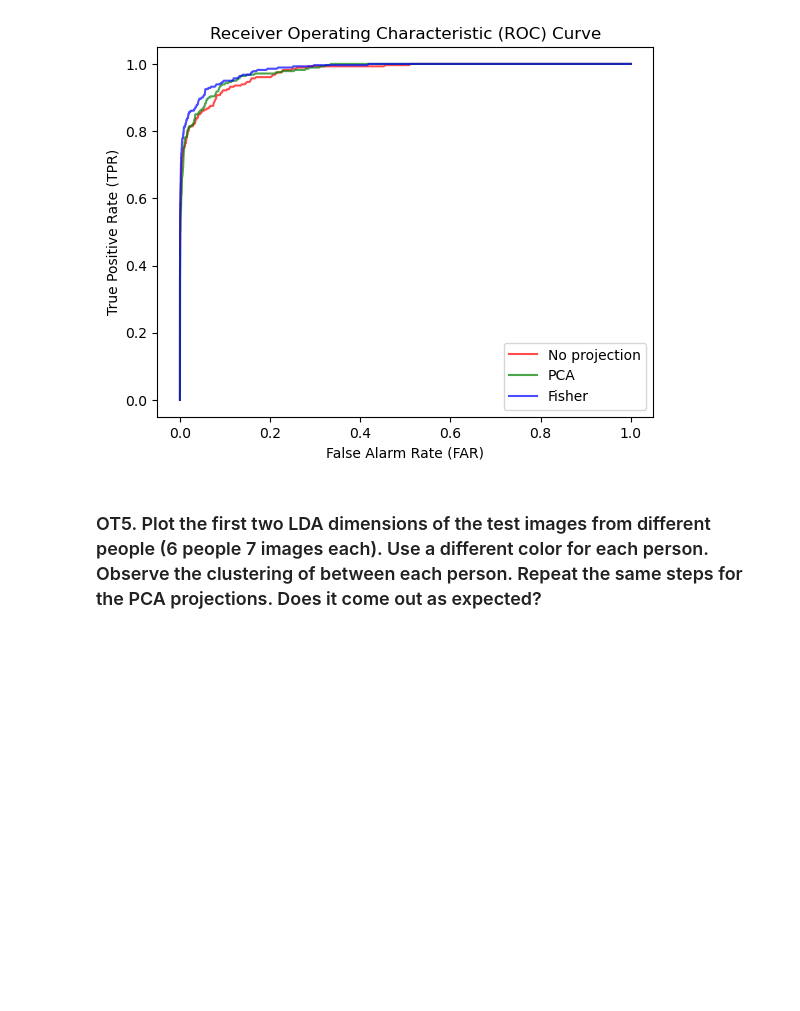
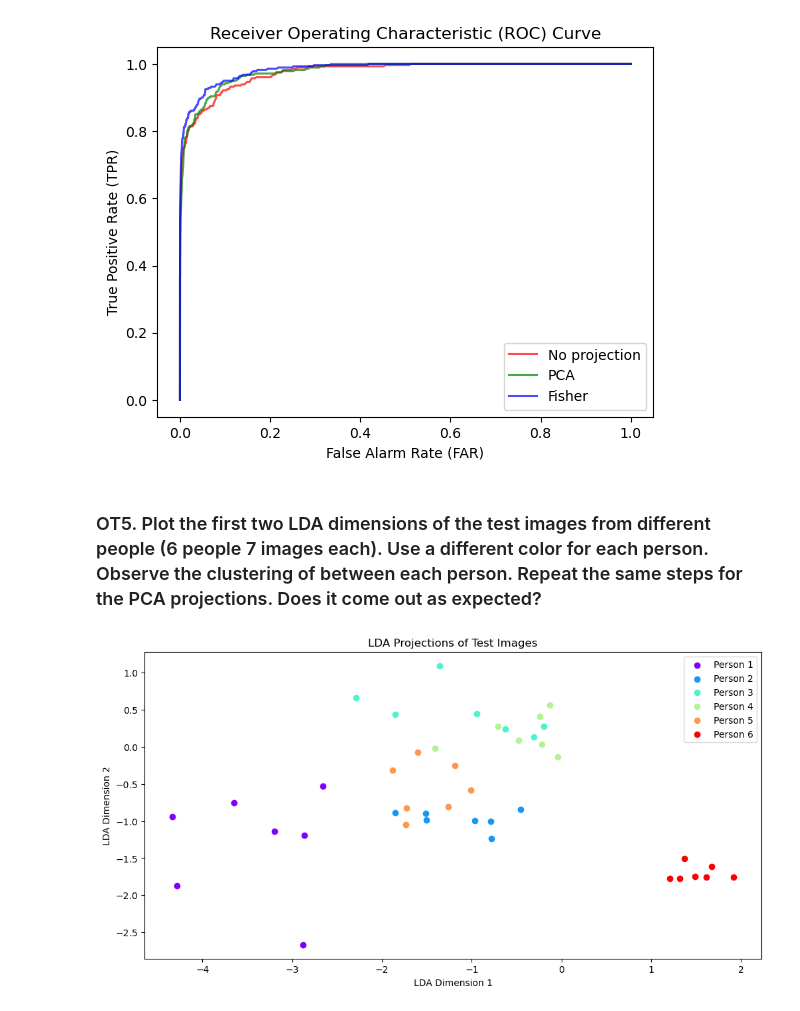
Before and after one commit to pupipatsk/Pattern-Recognition, a Jupyter notebook: HW/HW03/HW03.ipynb, the cells around one changed output. Saved outputs shown, nothing was run; the diff lists cells and outputs as text; code cells hidden in the pictures; blank space fills up the shorter version.

```diff
--- a/HW/HW03/HW03.ipynb
+++ b/HW/HW03/HW03.ipynb
@@ -1133,3 +1133,25 @@ plot_multiple_roc(similarity_matrix_list)
 [figure]
 # %% [markdown]
 ### OT5. Plot the first two LDA dimensions of the test images from different people (6 people 7 images each). Use a different color for each person. Observe the clustering of between each person. Repeat the same steps for the PCA projections. Does it come out as expected?
+# %%
+# Define the number of people and images per person
+num_people = 6
+num_images_per_person = 7
+
+# Create a color map for different people
+colors = plt.cm.rainbow(np.linspace(0, 1, num_people))
+
+# Plot LDA projections
+plt.figure(figsize=(12, 6))
+for person_id, color in zip(range(num_people), colors):
+    start_idx = person_id * num_images_per_person
+    end_idx = start_idx + num_images_per_person
+    plt.scatter(D_fisher[start_idx:end_idx, 0], D_fisher[start_idx:end_idx, 1], color=color, label=f'Person {person_id+1}')
+
+plt.title('LDA Projections of Test Images')
+plt.xlabel('LDA Dimension 1')
+plt.ylabel('LDA Dimension 2')
+plt.legend()
+plt.show()
+# %% [output]
+[figure, added]
```
Also changed, not shown: 1 other file.
